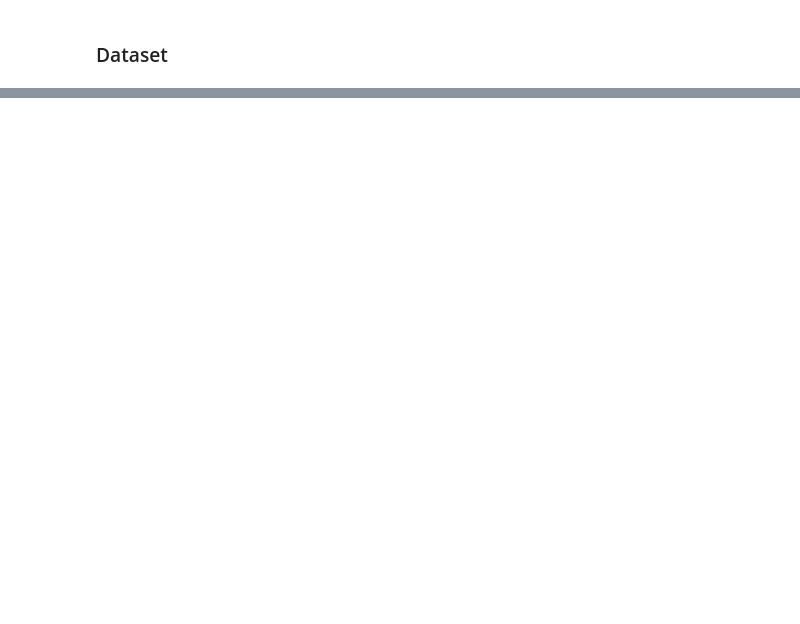
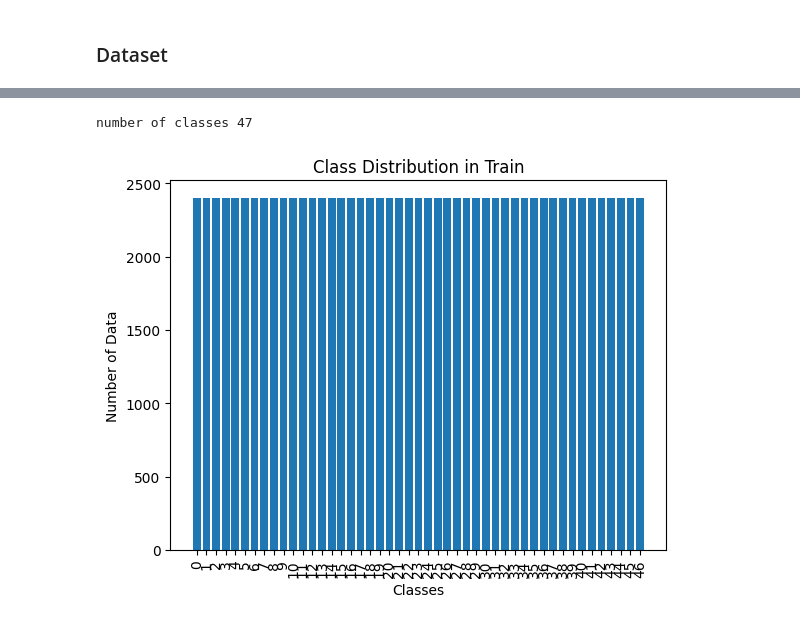
Before and after one commit to anshuman-8/DeepWisdom, a Jupyter notebook: VGG/VGG.ipynb, the cells around one changed output, grey strips where cells are left out. Saved outputs shown, nothing was run; the diff lists cells and outputs as text; code cells hidden in the pictures; blank space fills up the shorter version.

```diff
--- a/VGG/VGG.ipynb
+++ b/VGG/VGG.ipynb
@@ -14,3 +20,8 @@ device = torch.device('cuda' if torch.cuda.is_available() else 'cpu')
+# %%
+NUM_EPOCH = 2
+NUM_CLASSES = 47
+BATCH_SIZE = 64
+LEARNING_RATE = 0.01
 # %% [markdown]
 ### Dataset
 # %%
@@ -22,0 +34,4 @@ KeyboardInterrupt:
+# %%
+train_loader = DataLoader(dataset=train_dataset, batch_size=BATCH_SIZE, shuffle=True)
+
+test_loader = DataLoader(dataset=test_dataset, batch_size=BATCH_SIZE, shuffle=True)
@@ -22,0 +71,10 @@ KeyboardInterrupt:
+# %%
+for data, label in train_loader:
+    # Print the shape of the data tensor
+    print("Data shape:", data)
+
+    # Print the label
+    print("Label:", label)  # label is a tensor, so use .item() to get the integer value
+
+    # Break after printing one sample
+    break
@@ -23,2 +99,28 @@ KeyboardInterrupt:
+# %%
+class_counts = {}
+
+for values, labels in train_loader:
+    for label in labels:
+        if label.item() in class_counts:
+            class_counts[label.item()] += 1
+        else:
+            class_counts[label.item()] = 1
+
+classes = list(class_counts.keys())
+counts = list(class_counts.values())
+print(f'number of classes {len(classes)}')
+NUM_CLASSES = len(classes)
+
+# Plotting graph
+plt.bar(classes, counts)
+plt.xlabel('Classes')
+plt.ylabel('Number of Data')
+plt.title('Class Distribution in Train')
+plt.xticks(classes)
+plt.xticks(rotation=90)
+plt.show()
+# %% [output]
+number of classes 47
+[figure, added]
 # %%
 VGG16 = [64, 64, 'M', 128,128,'M', 256, 256, 256, 'M', 512, 512, 512, 'M', 512, 512, 512, 'M']
```
Also changed, not shown: parts of 13 cells of this notebook, 1 other file.
